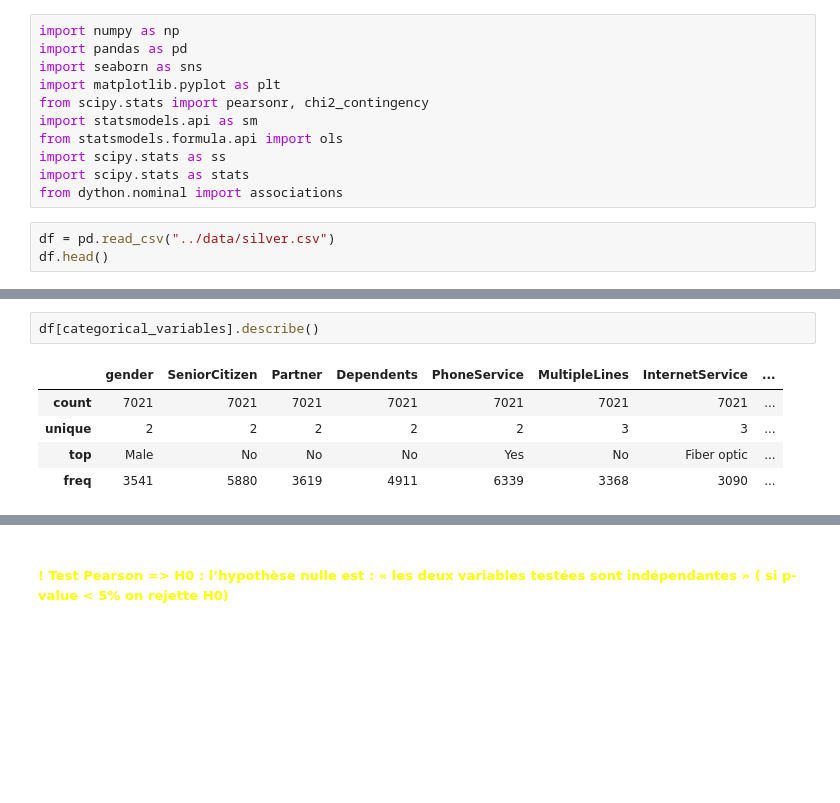
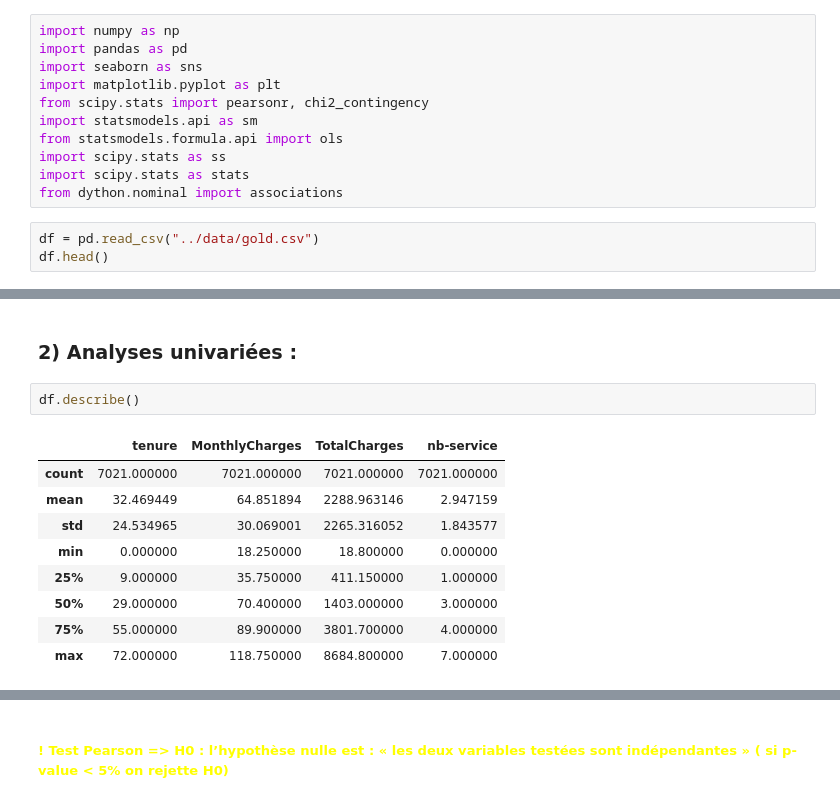
Before and after one commit to Noura-ou/Projet_Churn_Telco, a Jupyter notebook: src/02_analyse.ipynb, the cells around one changed output, grey strips where cells are left out. Cells and saved outputs as stored; diff of their text form; blank space fills up the shorter version.

Commit message:
nb service internet

```diff
--- a/src/02_analyse.ipynb
+++ b/src/02_analyse.ipynb
@@ -12,6 +14,6 @@ import scipy.stats as ss
 import scipy.stats as stats
 from dython.nominal import associations
 # %%
-df = pd.read_csv("../data/silver.csv")
+df = pd.read_csv("../data/gold.csv")
 df.head()
 # %% [output]
@@ -27,8 +37,14 @@ categorical_variables = ['gender', 'SeniorCitizen', 'Partner', 'Dependents', 'Ph
+# %% [markdown]
+### 2) Analyses univariées :
 # %%
-df[categorical_variables].describe()
+df.describe()
 # %% [output]
-|  | gender | SeniorCitizen | Partner | Dependents | PhoneService | MultipleLines | InternetService | ... |
-| count | 7021 | 7021 | 7021 | 7021 | 7021 | 7021 | 7021 | ... |
-| unique | 2 | 2 | 2 | 2 | 2 | 3 | 3 | ... |
-| top | Male | No | No | No | Yes | No | Fiber optic | ... |
-| freq | 3541 | 5880 | 3619 | 4911 | 6339 | 3368 | 3090 | ... |
+|  | tenure | MonthlyCharges | TotalCharges | nb-service |
+| count | 7021.000000 | 7021.000000 | 7021.000000 | 7021.000000 |
+| mean | 32.469449 | 64.851894 | 2288.963146 | 2.947159 |
+| std | 24.534965 | 30.069001 | 2265.316052 | 1.843577 |
+| min | 0.000000 | 18.250000 | 18.800000 | 0.000000 |
+| 25% | 9.000000 | 35.750000 | 411.150000 | 1.000000 |
+| 50% | 29.000000 | 70.400000 | 1403.000000 | 3.000000 |
+| 75% | 55.000000 | 89.900000 | 3801.700000 | 4.000000 |
+| max | 72.000000 | 118.750000 | 8684.800000 | 7.000000 |
```
Also changed, not shown: parts of 19 cells of this notebook, 5 other files.
